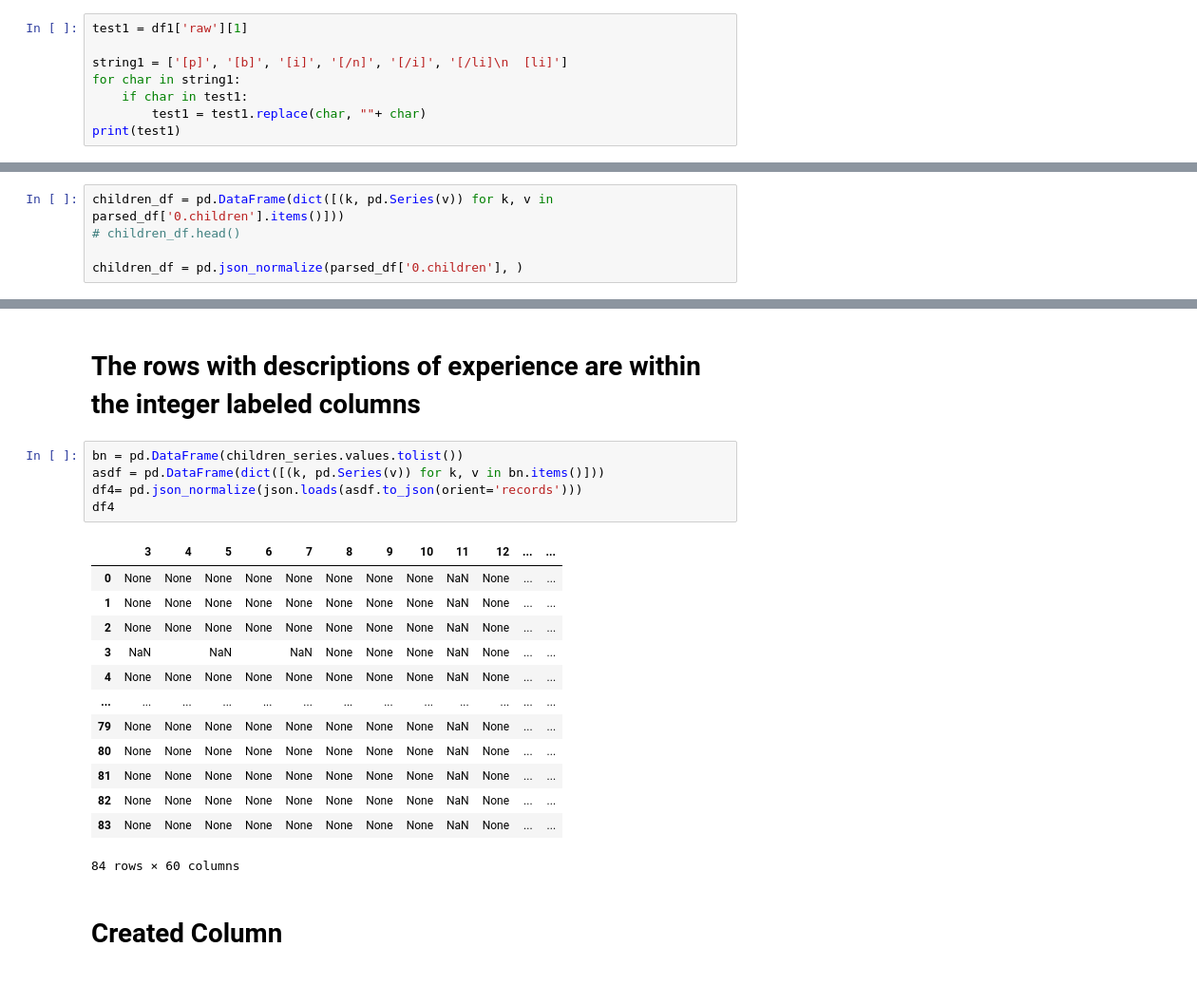
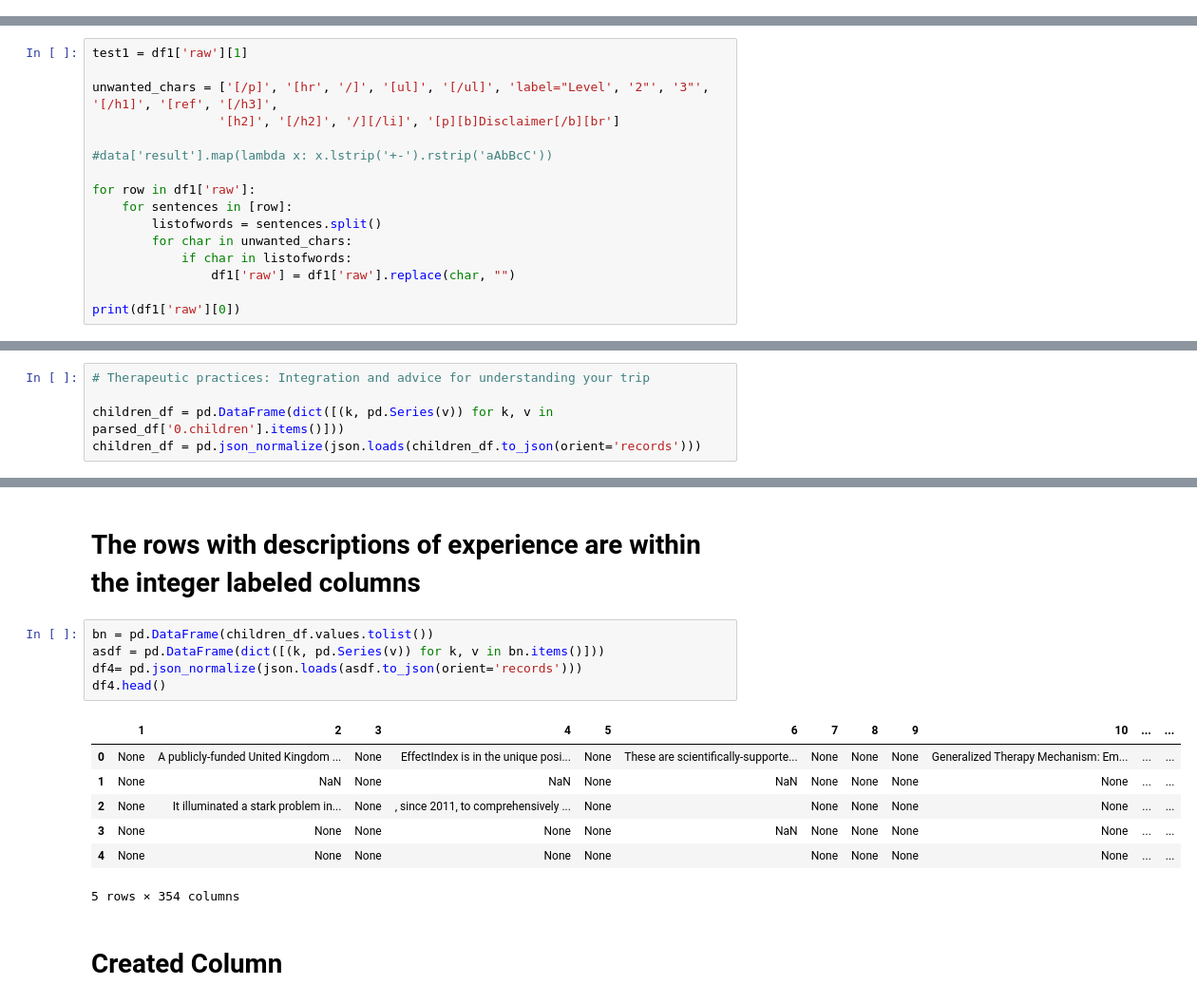
Before and after one commit to EthanIrby8/DrugFX, a Jupyter notebook: subjective_effects_db/articles_json_preprocessing.ipynb, the cells around one changed output, grey strips where cells are left out. Shown: that part at 95% size. Drawn from its saved outputs; the diff is of its cells as text.

```diff
--- a/subjective_effects_db/articles_json_preprocessing.ipynb
+++ b/subjective_effects_db/articles_json_preprocessing.ipynb
@@ -41,11 +41,3 @@ df1
 | 11 | \n\n[p]The term duration refers t... | 1303 | [\n\n, {'name': 'p', 'properties'... |
 | 12 | \n\n[p][b]Meditation[/b] is a pra... | 15830 | [\n\n, {'name': 'p', 'properties'... |
 | 13 | \n[captioned-image src="/img/gall... | 13152 | [\n, {'name': 'captioned-image', ... |
-# %%
-test1 = df1['raw'][1]
-
-string1 = ['[p]', '[b]', '[i]', '[/n]', '[/i]', '[/li]\n  [li]']
-for char in string1:
-    if char in test1:
-        test1 = test1.replace(char, ""+ char)
-print(test1)
@@ -69,0 +44,16 @@ print(test1)
+# %%
+test1 = df1['raw'][1]
+
+unwanted_chars = ['[/p]', '[hr', '/]', '[ul]', '[/ul]', 'label="Level', '2"', '3"', '[/h1]', '[ref', '[/h3]',
+                 '[h2]', '[/h2]', '/][/li]', '[p][b]Disclaimer[/b][br']
+
+#data['result'].map(lambda x: x.lstrip('+-').rstrip('aAbBcC'))
+
+for row in df1['raw']:
+    for sentences in [row]:
+        listofwords = sentences.split()
+        for char in unwanted_chars:
+            if char in listofwords:
+                df1['raw'] = df1['raw'].replace(char, "")
+
+print(df1['raw'][0])
@@ -93,6 +91,6 @@ parsed_df.head()
 # %%
+# Therapeutic practices: Integration and advice for understanding your trip
+
 children_df = pd.DataFrame(dict([(k, pd.Series(v)) for k, v in parsed_df['0.children'].items()]))
-# children_df.head()
-
-children_df = pd.json_normalize(parsed_df['0.children'], )
+children_df = pd.json_normalize(json.loads(children_df.to_json(orient='records')))
 # %% [output]
@@ -127,24 +114,18 @@ array([list([{'name': 'b', 'properties': {}, 'children': ['Disclaimer']}, {'name
 # %% [markdown]
 # The rows with descriptions of experience are within the integer labeled columns
 # %%
-bn = pd.DataFrame(children_series.values.tolist())
+bn = pd.DataFrame(children_df.values.tolist())
 asdf = pd.DataFrame(dict([(k, pd.Series(v)) for k, v in bn.items()]))
 df4= pd.json_normalize(json.loads(asdf.to_json(orient='records')))
-df4
+df4.head()
 # %% [output]
-|  | 3 | 4 | 5 | 6 | 7 | 8 | 9 | 10 | 11 | 12 | ... | ... |
-| 0 | None | None | None | None | None | None | None | None | NaN | None | ... | ... |
-| 1 | None | None | None | None | None | None | None | None | NaN | None | ... | ... |
-| 2 | None | None | None | None | None | None | None | None | NaN | None | ... | ... |
-| 3 | NaN |  | NaN |  | NaN | None | None | None | NaN | None | ... | ... |
-| 4 | None | None | None | None | None | None | None | None | NaN | None | ... | ... |
-| ... | ... | ... | ... | ... | ... | ... | ... | ... | ... | ... | ... | ... |
-| 79 | None | None | None | None | None | None | None | None | NaN | None | ... | ... |
-| 80 | None | None | None | None | None | None | None | None | NaN | None | ... | ... |
-| 81 | None | None | None | None | None | None | None | None | NaN | None | ... | ... |
-| 82 | None | None | None | None | None | None | None | None | NaN | None | ... | ... |
-| 83 | None | None | None | None | None | None | None | None | NaN | None | ... | ... |
+|  | 1 | 2 | 3 | 4 | 5 | 6 | 7 | 8 | 9 | 10 | ... | ... |
+| 0 | None | A publicly-funded United Kingdom ... | None | EffectIndex is in the unique posi... | None | These are scientifically-supporte... | None | None | None | Generalized Therapy Mechanism: Em... | ... | ... |
+| 1 | None | NaN | None | NaN | None | NaN | None | None | None | None | ... | ... |
+| 2 | None | It illuminated a stark problem in... | None | , since 2011, to comprehensively ... | None |  | None | None | None | None | ... | ... |
+| 3 | None | None | None | None | None | NaN | None | None | None | None | ... | ... |
+| 4 | None | None | None | None | None |  | None | None | None | None | ... | ... |
-84 rows × 60 columns
+5 rows × 354 columns
 # %% [markdown]
 # Created Column
 # %%
```
Also changed, not shown: parts of 5 cells of this notebook, 1 other file.
